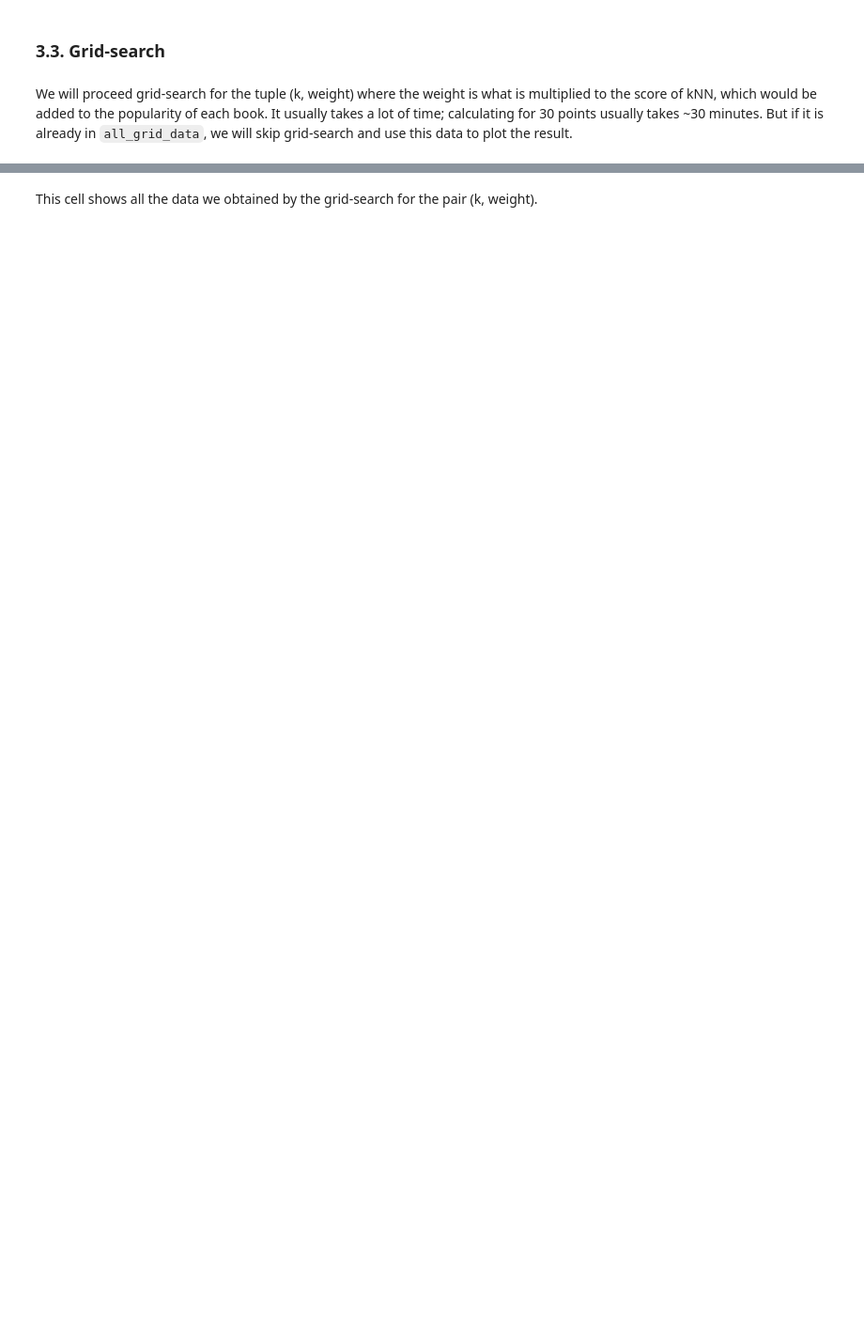
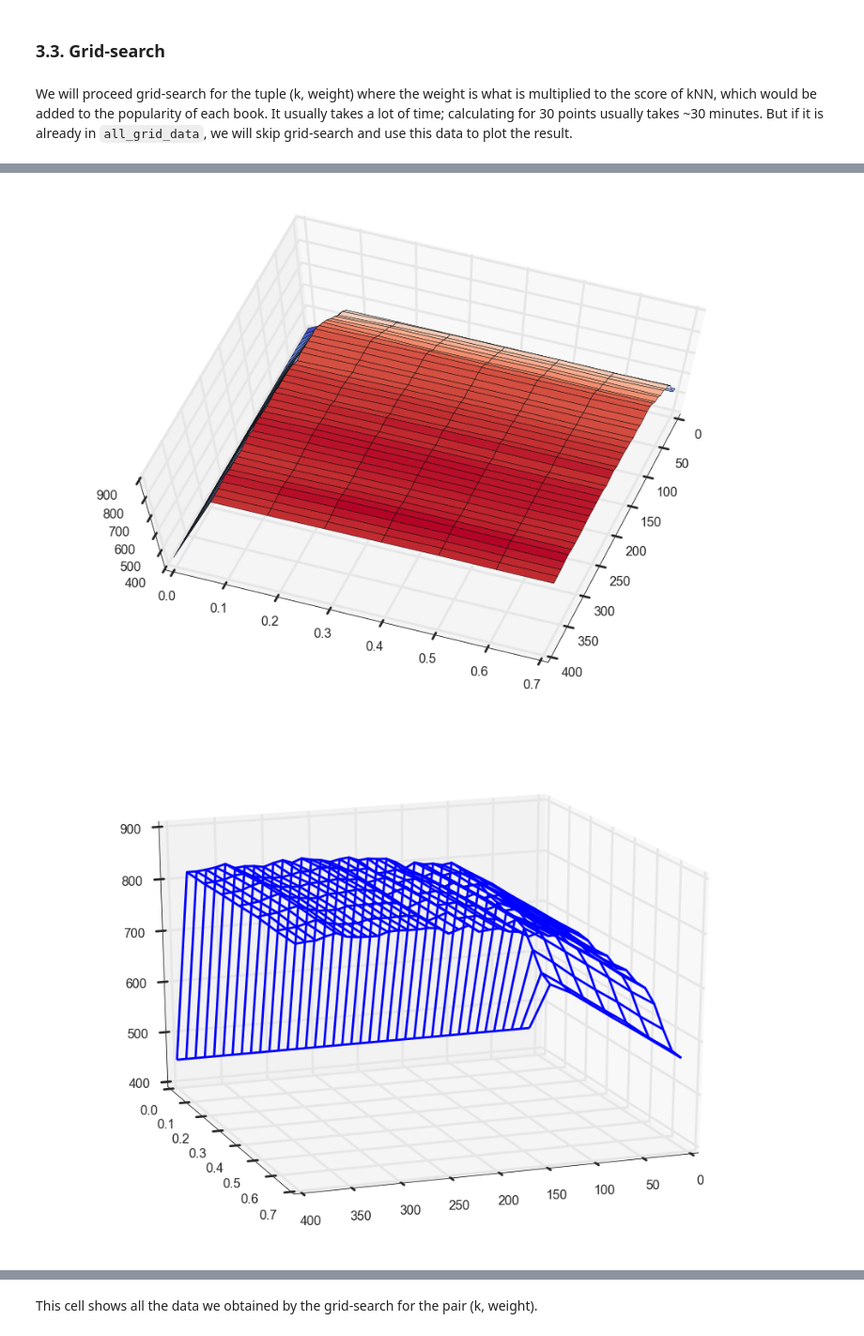
Before and after one commit to Clique-CS109/project, a Jupyter notebook: userkNN.ipynb, the cells around one changed output, grey strips where cells are left out. Shown at 94% size. Cells and saved outputs as stored; diff of their text form; code cells hidden in the pictures; blank space fills up the shorter version.

```diff
--- a/userkNN.ipynb
+++ b/userkNN.ipynb
@@ -452,21 +509,22 @@ if 'all_grid_data' not in globals():
 
 plotdata=defaultdict(int)
 iter_k = np.linspace(10,400,40, dtype=int) # range of k
-iter_p = [0.0,0.1,0.2,0.3,0.4,0.5] #range of p
+iter_p = [0.0,0.1,0.2,0.3,0.4,0.5,0.6,0.7] # range of p
 
 iter_k_actual = [k for k in iter_k if not all((k, p) in all_grid_data for p in iter_p)]
+# remove points where we already have values
 
 for i,cid in enumerate(validatedf.ID.unique()):
     search_res=do_grid_search(traindf, validate_bought_set[cid],
                           iter_k_actual, iter_p,
                           found_supports, allbooks_prob,
-                          sim_dict[cid], train_bought_set[cid],all_grid_data, VAL_NUM)
+                          sim_dict[cid], train_bought_set[cid],all_grid_data, VAL_NUM) # grid search
     for k in iter_k_actual:
         for p in iter_p:
             plotdata[(k,p)] +=search_res[(k,p)]
 
     if (i+1)%100==0:
-        print i+1,
+        print i+1,     # to check it is working
 print
 
 
@@ -482,3 +540,4 @@ for i in plotdata:
 max_k, max_p = min([(k,v) for k,v in all_grid_data if all_grid_data[(k,v)]==max(all_grid_data.values())])
 print 'MAX: (k,a)=%s, num=%s'%((max_k, max_p), all_grid_data[(max_k,max_p)])
 plot_grid_result(plotdata,iter_k,iter_p, mode=True)
+# %% [output]
@@ -485 +548,3 @@ plot_grid_result(plotdata,iter_k,iter_p, mode=True)
+[figure, added]
+[figure, added]
 # %% [markdown]
```
Also changed, not shown: parts of 38 cells of this notebook, 1 other file.
